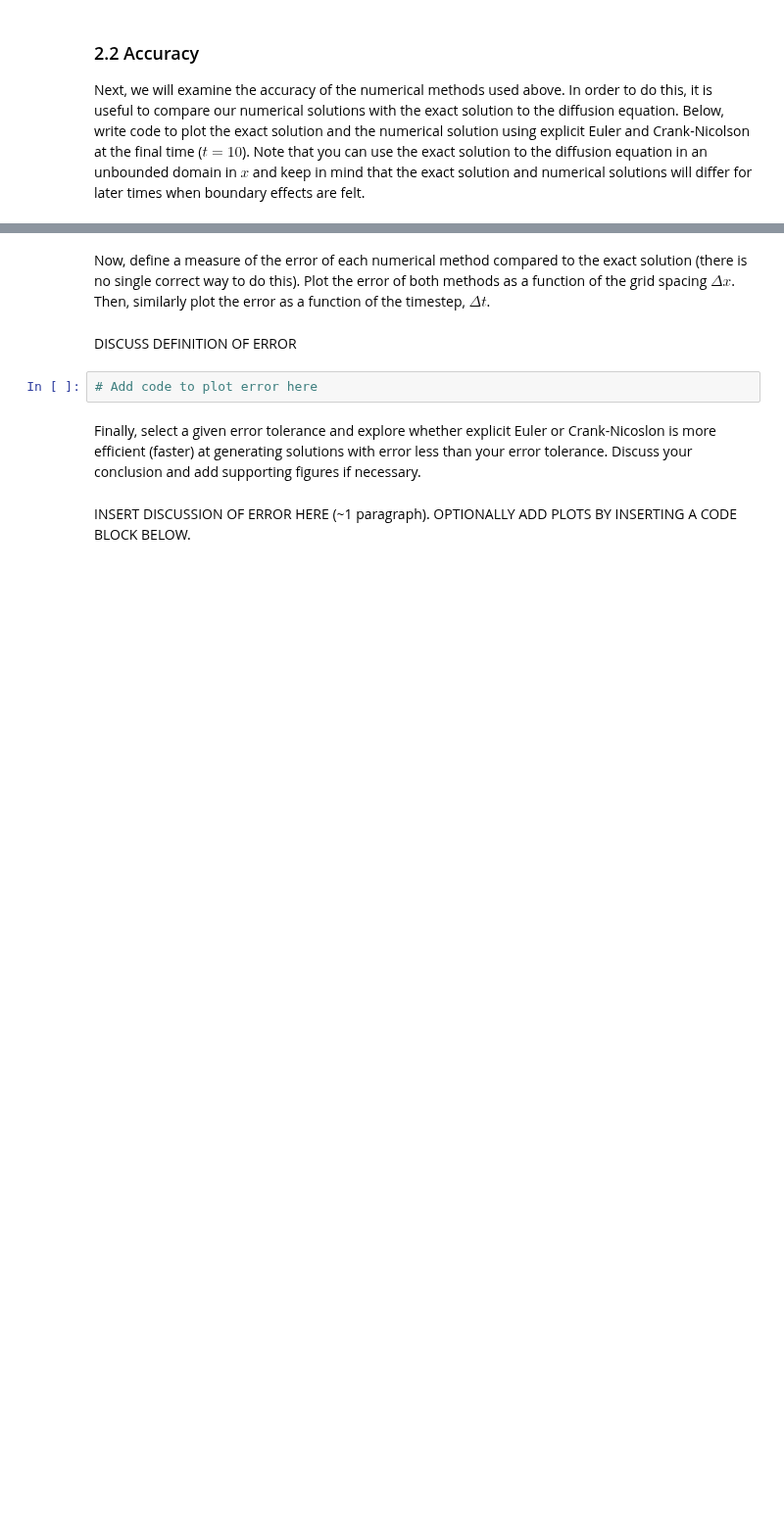
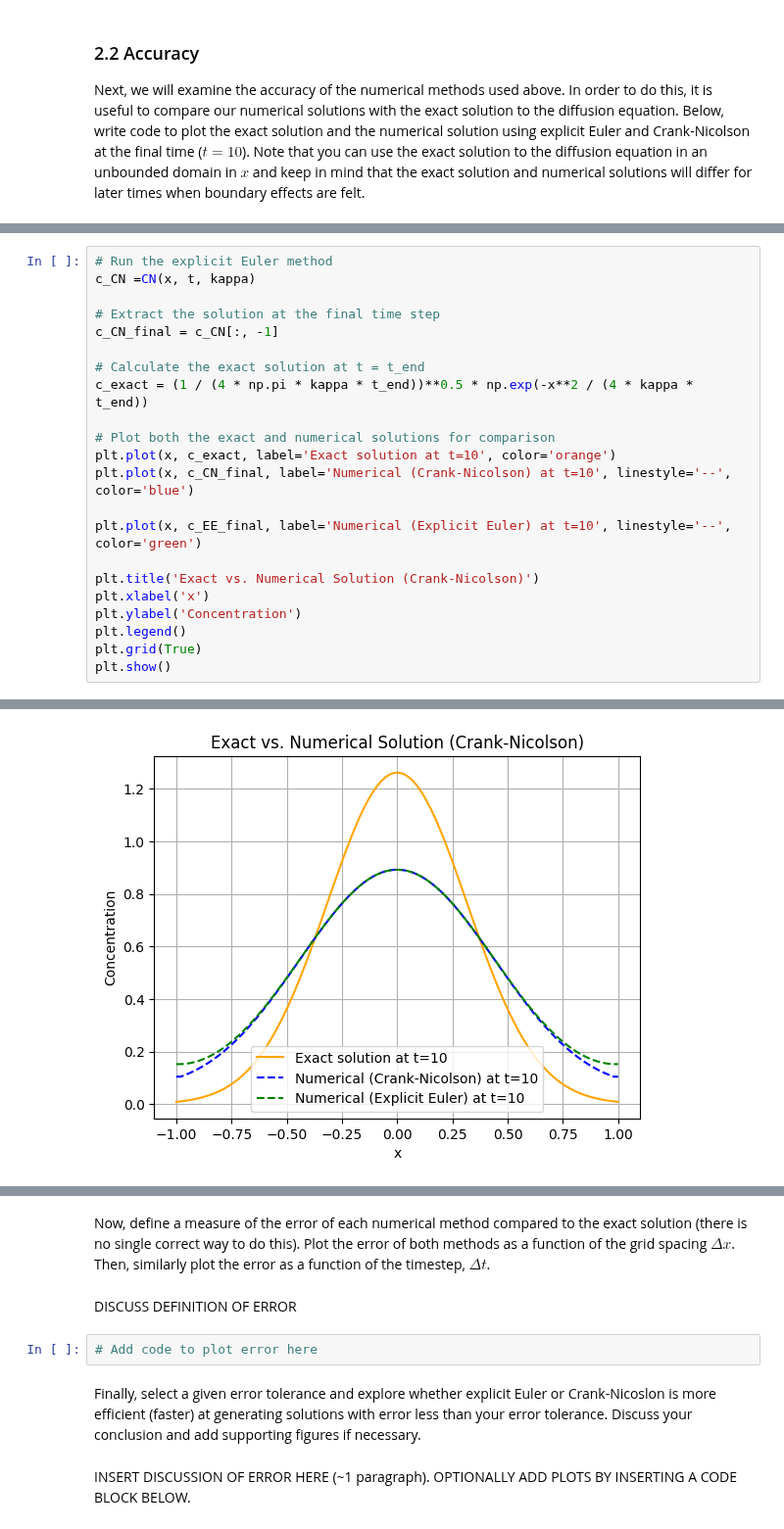
Before and after one commit to yu-huang-1/QCES, a Jupyter notebook: Project1_numerical_methods.ipynb, the cells around one changed output, grey strips where cells are left out. Shown at 98% size. Cells and saved outputs as stored; diff of their text form; blank space fills up the shorter version.

```diff
--- a/Project1_numerical_methods.ipynb
+++ b/Project1_numerical_methods.ipynb
@@ -281,0 +334,23 @@ Next, we will examine the accuracy of the numerical methods used above. In order
+# %%
+# Run the explicit Euler method
+c_CN =CN(x, t, kappa)
+
+# Extract the solution at the final time step
+c_CN_final = c_CN[:, -1]
+
+# Calculate the exact solution at t = t_end
+c_exact = (1 / (4 * np.pi * kappa * t_end))**0.5 * np.exp(-x**2 / (4 * kappa * t_end))
+
+# Plot both the exact and numerical solutions for comparison
+plt.plot(x, c_exact, label='Exact solution at t=10', color='orange')
+plt.plot(x, c_CN_final, label='Numerical (Crank-Nicolson) at t=10', linestyle='--', color='blue')
+
+plt.plot(x, c_EE_final, label='Numerical (Explicit Euler) at t=10', linestyle='--', color='green')
+
+plt.title('Exact vs. Numerical Solution (Crank-Nicolson)')
+plt.xlabel('x')
+plt.ylabel('Concentration')
+plt.legend()
+plt.grid(True)
+plt.show()
+# %% [output]
@@ -281,0 +358 @@ Next, we will examine the accuracy of the numerical methods used above. In order
+[figure, added]
```
Also changed, not shown: parts of 7 cells of this notebook.
